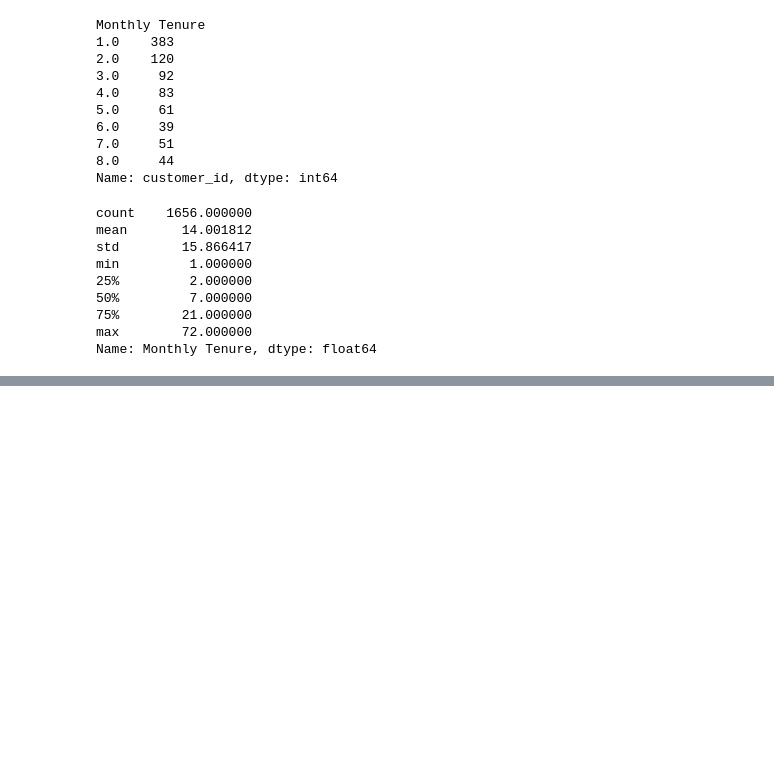
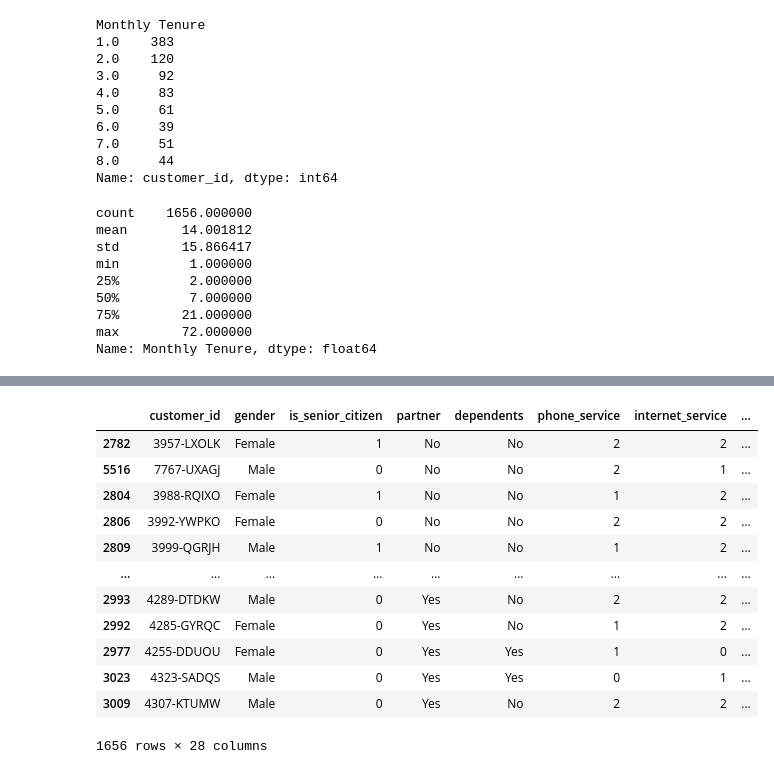
Before and after one commit to Ken-Alviola/numpy-pandas-visualization-exercises, a Jupyter notebook: churn_exploration.ipynb, the cells around one changed output, grey strips where cells are left out. Saved outputs shown, nothing was run; the diff lists cells and outputs as text; code cells hidden in the pictures; blank space fills up the shorter version.

```diff
--- a/churn_exploration.ipynb
+++ b/churn_exploration.ipynb
@@ -268,0 +279,2 @@ Name: Monthly Tenure, dtype: float64
+# %%
+churn['single_no_dependents'] = churn.partner_dependents == 0
@@ -268,0 +291,2 @@ Name: Monthly Tenure, dtype: float64
+# %%
+churn.single_no_dependents = churn.single_no_dependents.astype(int)
@@ -268,0 +305,2 @@ Name: Monthly Tenure, dtype: float64
+# %%
+churn['projected'] = churn.single_no_dependents
@@ -268,0 +317,21 @@ Name: Monthly Tenure, dtype: float64
+# %%
+churn_projected = churn.sort_values(by='projected',ascending=False)
+churn_projected = churn_projected[churn_projected.contract_type == 0]
+churn_projected = churn_projected[churn_projected.churn == "Yes"]
+
+
+churn_projected
+# %% [output]
+|  | customer_id | gender | is_senior_citizen | partner | dependents | phone_service | internet_service | ... |
+| 2782 | 3957-LXOLK | Female | 1 | No | No | 2 | 2 | ... |
+| 5516 | 7767-UXAGJ | Male | 0 | No | No | 2 | 1 | ... |
+| 2804 | 3988-RQIXO | Female | 1 | No | No | 1 | 2 | ... |
+| 2806 | 3992-YWPKO | Female | 0 | No | No | 2 | 2 | ... |
+| 2809 | 3999-QGRJH | Male | 1 | No | No | 1 | 2 | ... |
+| ... | ... | ... | ... | ... | ... | ... | ... | ... |
+| 2993 | 4289-DTDKW | Male | 0 | Yes | No | 2 | 2 | ... |
+| 2992 | 4285-GYRQC | Female | 0 | Yes | No | 1 | 2 | ... |
+| 2977 | 4255-DDUOU | Female | 0 | Yes | Yes | 1 | 0 | ... |
+| 3023 | 4323-SADQS | Male | 0 | Yes | Yes | 0 | 1 | ... |
+| 3009 | 4307-KTUMW | Male | 0 | Yes | No | 2 | 2 | ... |
+1656 rows × 28 columns
```
Also changed, not shown: parts of 10 cells of this notebook, 2 other files.
